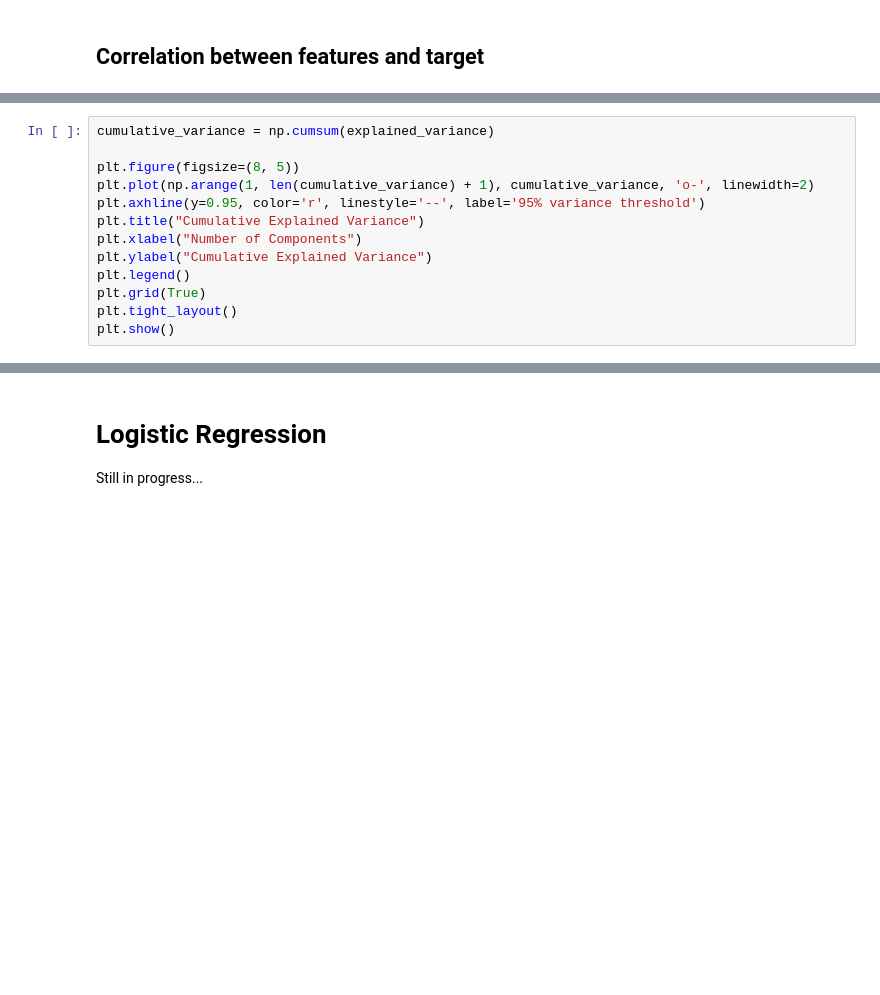
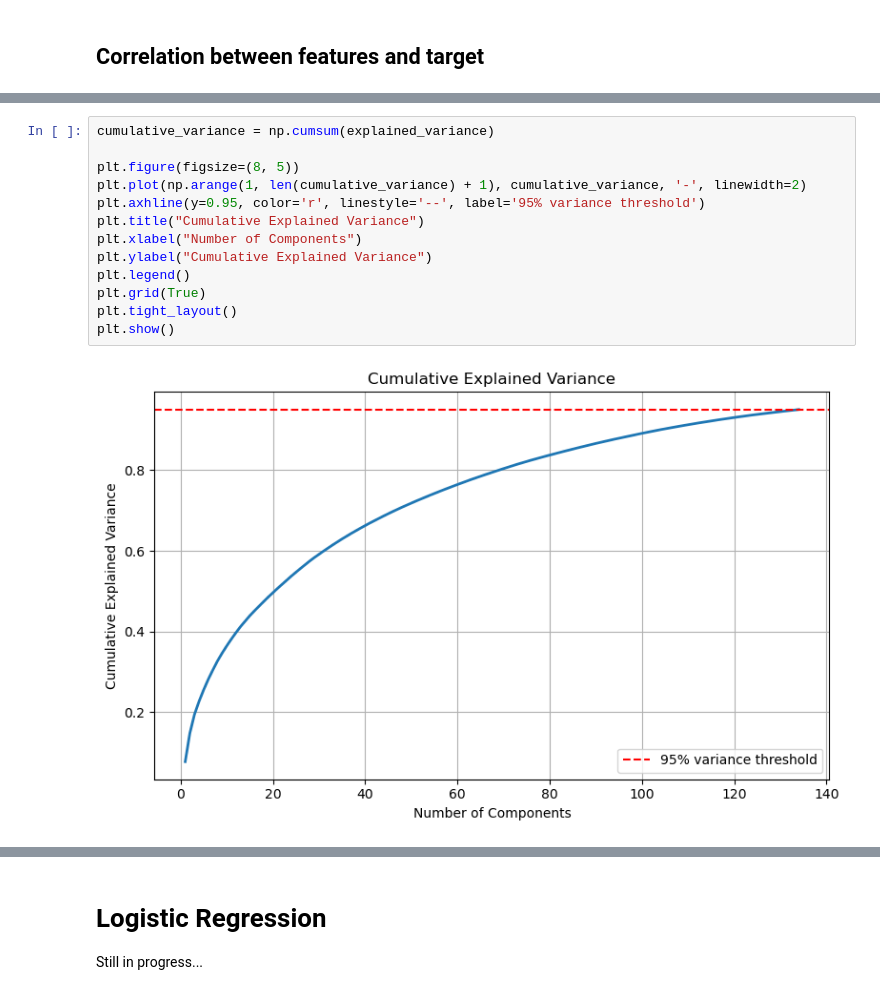
Before and after one commit to nathanmutin/MilaLyon, a Jupyter notebook: run.ipynb, the cells around one changed output, grey strips where cells are left out. Cells and saved outputs as stored; diff of their text form; blank space fills up the shorter version.

```diff
--- a/run.ipynb
+++ b/run.ipynb
@@ -217,16 +377,18 @@ plt.show()
 # %%
 cumulative_variance = np.cumsum(explained_variance)
 
 plt.figure(figsize=(8, 5))
-plt.plot(np.arange(1, len(cumulative_variance) + 1), cumulative_variance, 'o-', linewidth=2)
+plt.plot(np.arange(1, len(cumulative_variance) + 1), cumulative_variance, '-', linewidth=2)
 plt.axhline(y=0.95, color='r', linestyle='--', label='95% variance threshold')
 plt.title("Cumulative Explained Variance")
 plt.xlabel("Number of Components")
 plt.ylabel("Cumulative Explained Variance")
 plt.legend()
 plt.grid(True)
 plt.tight_layout()
 plt.show()
+# %% [output]
+[figure, added]
 # %%
 # using pandas and sklearn
 from sklearn.decomposition import PCA
```
Also changed, not shown: parts of 38 cells of this notebook, 3 other files.
